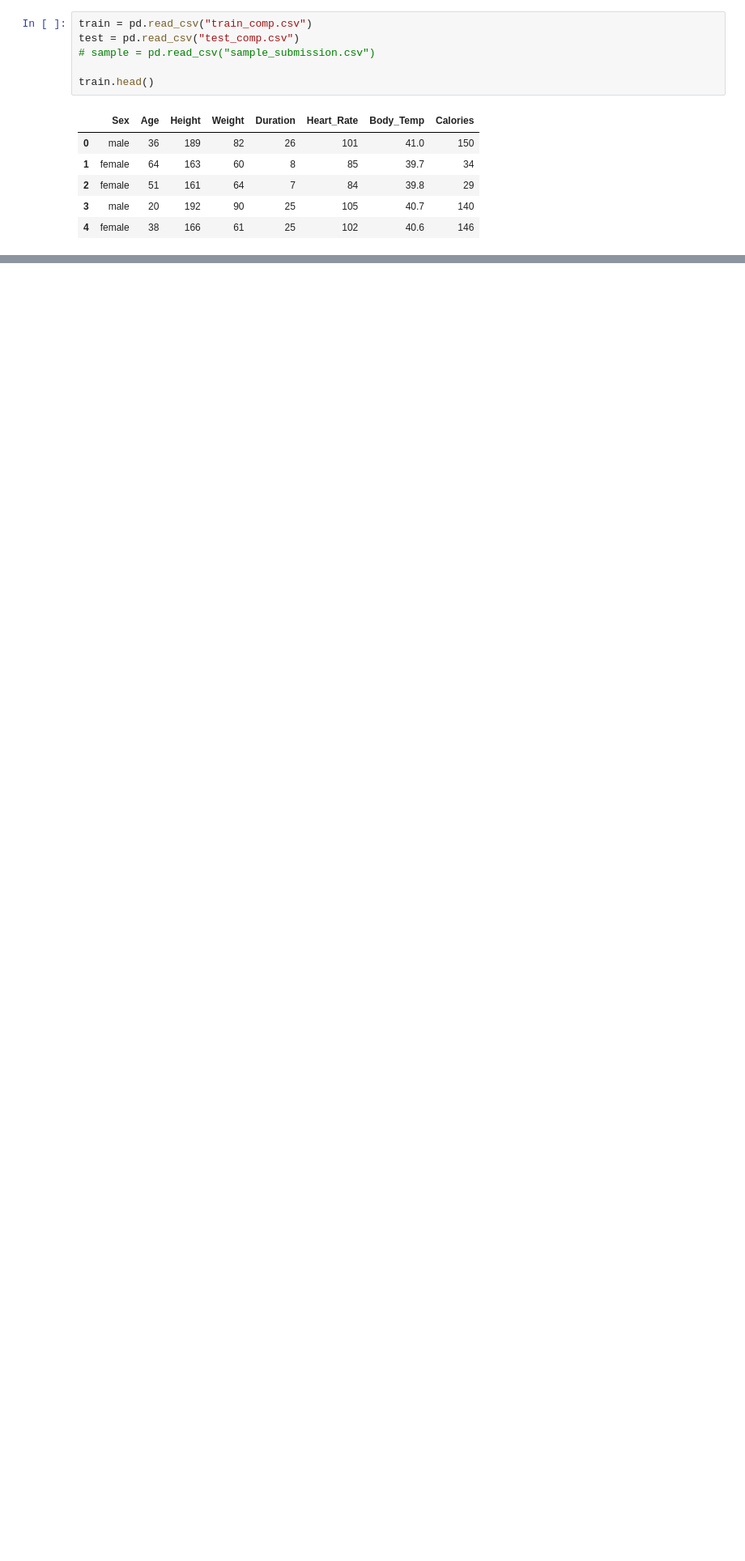
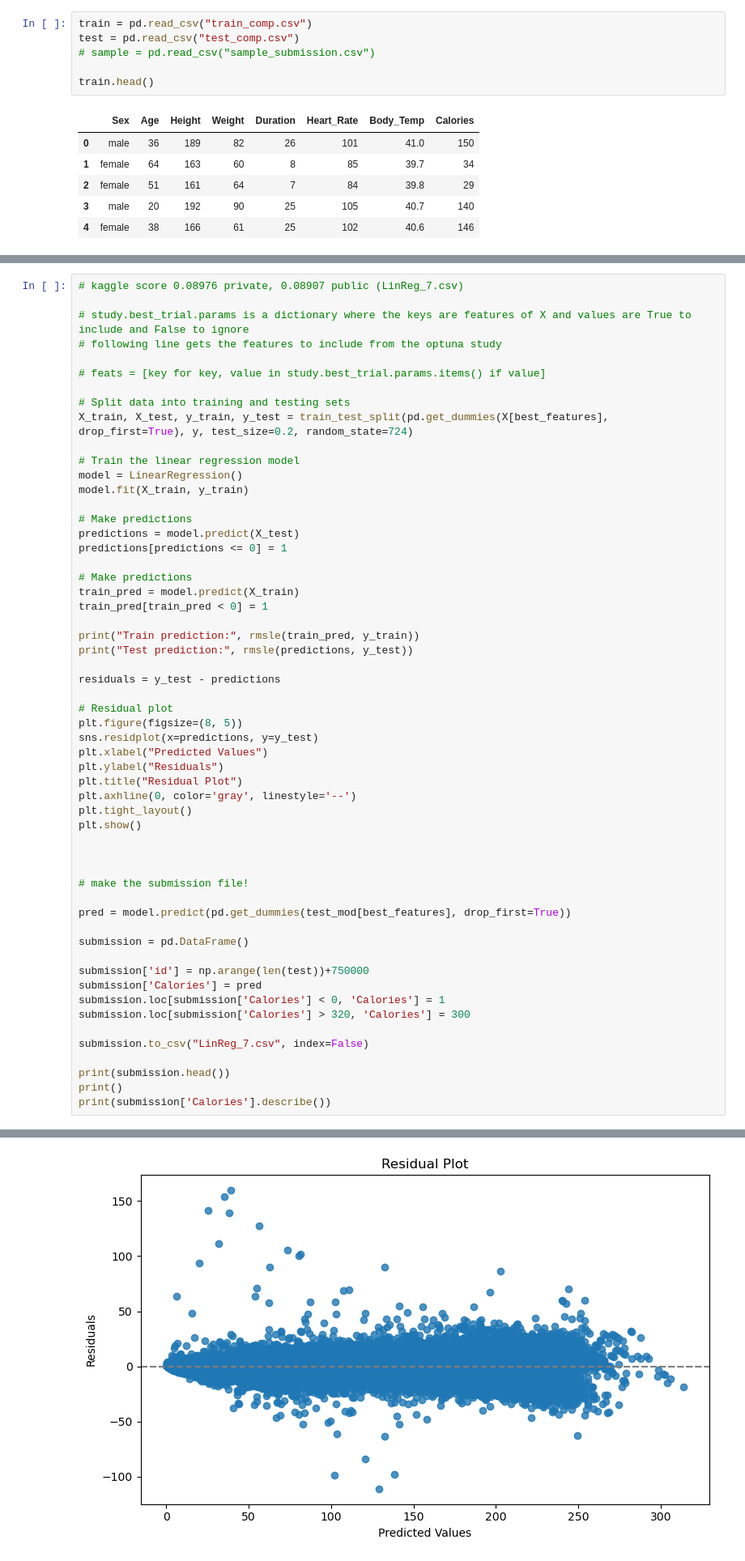
Before and after one commit to ElliotBlackstone/S25_Predict_Calories, a Jupyter notebook: calorie_LinReg.ipynb, the cells around one changed output, grey strips where cells are left out. Shown at 81% size. Drawn from its saved outputs; the diff is of its cells as text; blank space fills up the shorter version.

```diff
--- a/calorie_LinReg.ipynb
+++ b/calorie_LinReg.ipynb
@@ -202,0 +442,57 @@ test_mod.head()
+# %%
+# kaggle score 0.08976 private, 0.08907 public (LinReg_7.csv)
+
+# study.best_trial.params is a dictionary where the keys are features of X and values are True to include and False to ignore
+# following line gets the features to include from the optuna study
+
+# feats = [key for key, value in study.best_trial.params.items() if value]
+
+# Split data into training and testing sets
+X_train, X_test, y_train, y_test = train_test_split(pd.get_dummies(X[best_features], drop_first=True), y, test_size=0.2, random_state=724)
+
+# Train the linear regression model
+model = LinearRegression()
+model.fit(X_train, y_train)
+
+# Make predictions
+predictions = model.predict(X_test)
+predictions[predictions <= 0] = 1
+
+# Make predictions
+train_pred = model.predict(X_train)
+train_pred[train_pred < 0] = 1
+
+print("Train prediction:", rmsle(train_pred, y_train))
+print("Test prediction:", rmsle(predictions, y_test))
+
+residuals = y_test - predictions
+
+# Residual plot
+plt.figure(figsize=(8, 5))
+sns.residplot(x=predictions, y=y_test)
+plt.xlabel("Predicted Values")
+plt.ylabel("Residuals")
+plt.title("Residual Plot")
+plt.axhline(0, color='gray', linestyle='--')
+plt.tight_layout()
+plt.show()
+
+
+
+# make the submission file!
+
+pred = model.predict(pd.get_dummies(test_mod[best_features], drop_first=True))
+
+submission = pd.DataFrame()
+
+submission['id'] = np.arange(len(test))+750000
+submission['Calories'] = pred
+submission.loc[submission['Calories'] < 0, 'Calories'] = 1
+submission.loc[submission['Calories'] > 320, 'Calories'] = 300
+
+submission.to_csv("LinReg_7.csv", index=False)
+
+print(submission.head())
+print()
+print(submission['Calories'].describe())
+# %% [output]
@@ -202,0 +501 @@ test_mod.head()
+[figure, added]
```
Also changed, not shown: parts of 16 cells of this notebook, 4 other files.
